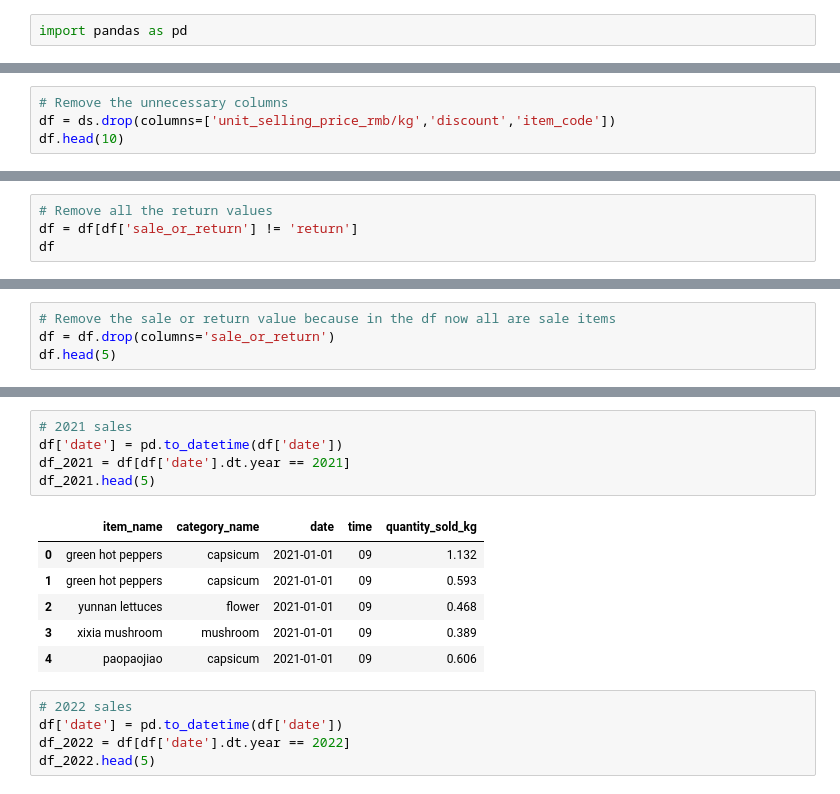
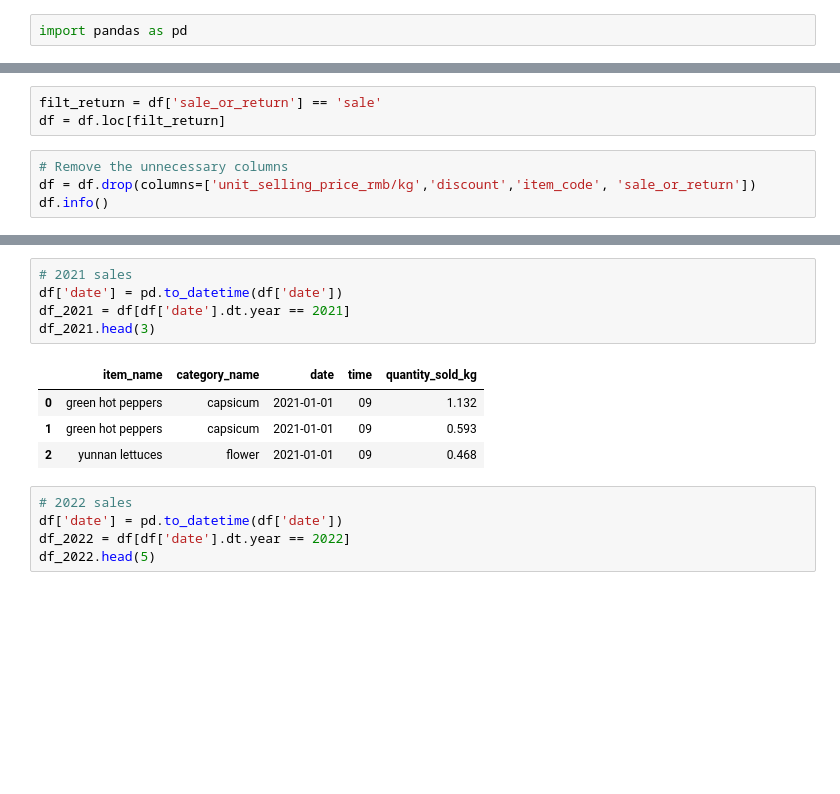
Before and after one commit to RumethSandinu/Project-connexa, a Jupyter notebook: time_based_analysis/preprocessing.ipynb, the cells around one changed output, grey strips where cells are left out. Cells and saved outputs as stored; diff of their text form; blank space fills up the shorter version.

```diff
--- a/time_based_analysis/preprocessing.ipynb
+++ b/time_based_analysis/preprocessing.ipynb
@@ -13,5 +18,8 @@ ds.head()
+# %%
+filt_return = df['sale_or_return'] == 'sale'
+df = df.loc[filt_return]
 # %%
 # Remove the unnecessary columns
-df = ds.drop(columns=['unit_selling_price_rmb/kg','discount','item_code'])
-df.head(10)
+df = df.drop(columns=['unit_selling_price_rmb/kg','discount','item_code', 'sale_or_return'])
+df.info()
 # %% [output]
@@ -75,4 +46,0 @@ Name: count, dtype: int64
-# %%
-# Remove all the return values
-df = df[df['sale_or_return'] != 'return']
-df
@@ -99,4 +46,0 @@ return_rows
-# %%
-# Remove the sale or return value because in the df now all are sale items
-df = df.drop(columns='sale_or_return')
-df.head(5)
@@ -110,15 +47,13 @@ df.head(5)
 # %%
 # 2021 sales
 df['date'] = pd.to_datetime(df['date'])
 df_2021 = df[df['date'].dt.year == 2021]
-df_2021.head(5)
+df_2021.head(3)
 # %% [output]
 |  | item_name | category_name | date | time | quantity_sold_kg |
 | 0 | green hot peppers | capsicum | 2021-01-01 | 09 | 1.132 |
 | 1 | green hot peppers | capsicum | 2021-01-01 | 09 | 0.593 |
 | 2 | yunnan lettuces | flower | 2021-01-01 | 09 | 0.468 |
-| 3 | xixia mushroom | mushroom | 2021-01-01 | 09 | 0.389 |
-| 4 | paopaojiao | capsicum | 2021-01-01 | 09 | 0.606 |
 # %%
 # 2022 sales
 df['date'] = pd.to_datetime(df['date'])
```
Also changed, not shown: parts of 10 cells of this notebook, 6 other files.
